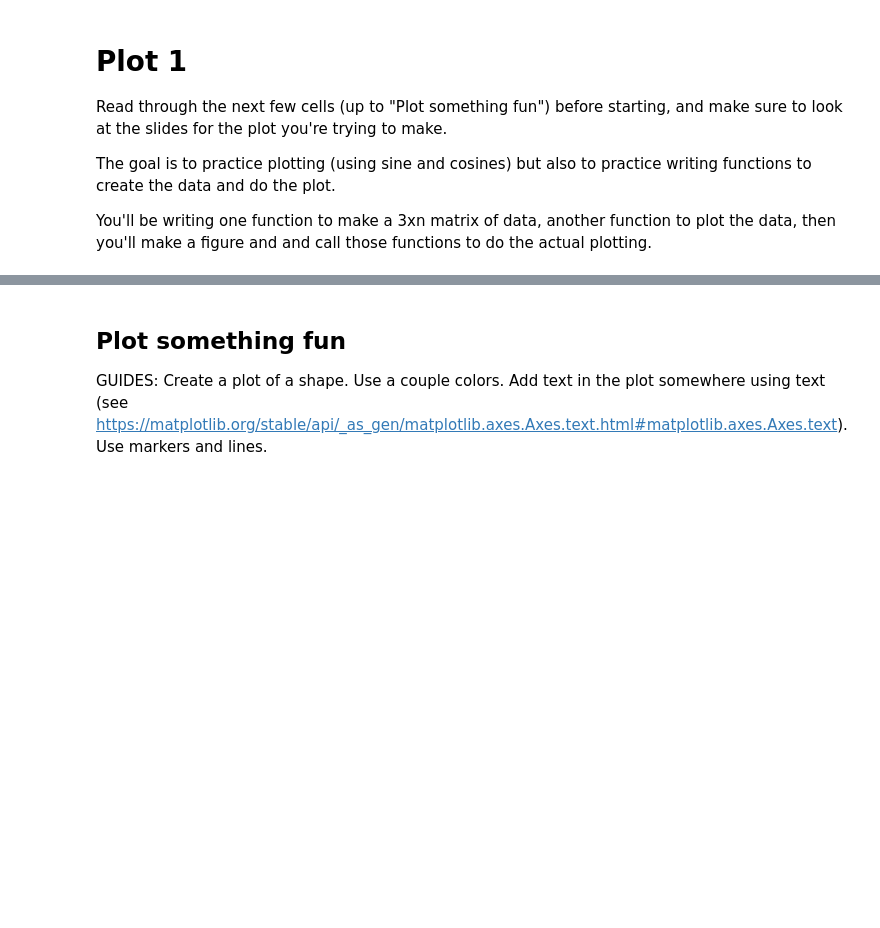
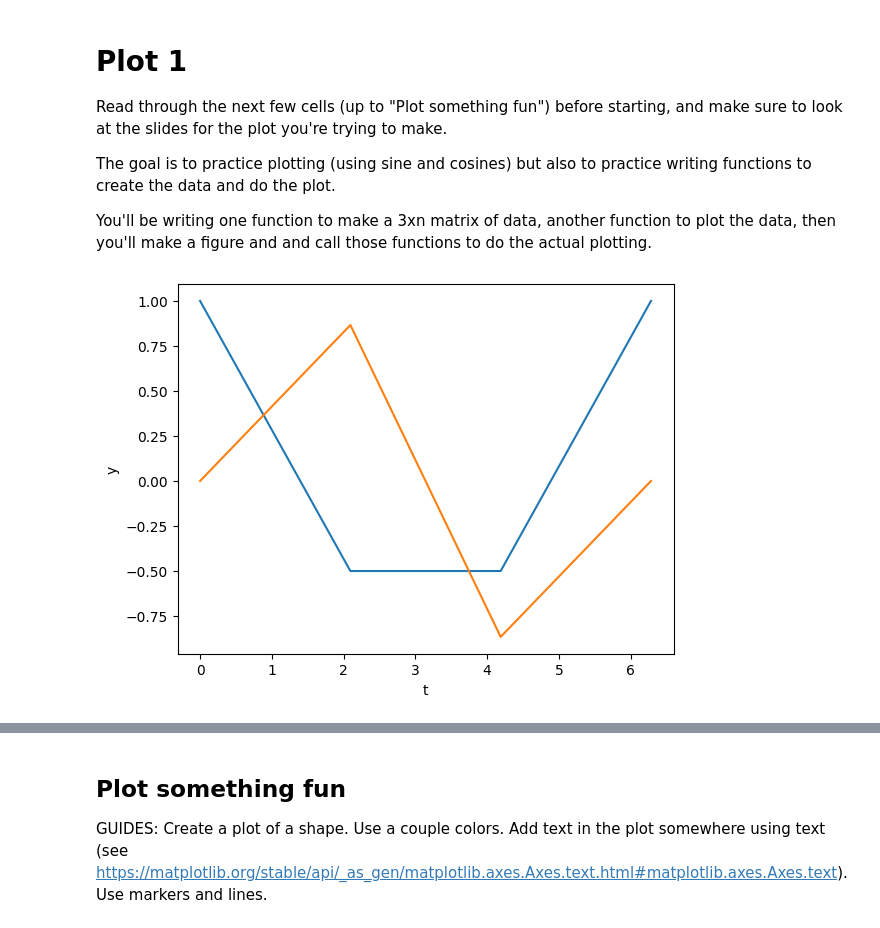
Before and after one commit to AllThePinq/IntroPythonProgramming, a Jupyter notebook: Week_3_plotting/lec_act_3_plotting.ipynb, the cells around one changed output, grey strips where cells are left out. Drawn from its saved outputs; the diff is of its cells as text; code cells hidden in the pictures; blank space fills up the shorter version.

```diff
--- a/Week_3_plotting/lec_act_3_plotting.ipynb
+++ b/Week_3_plotting/lec_act_3_plotting.ipynb
@@ -41,17 +41,33 @@ You'll be writing one function to make a 3xn matrix of data, another function to
 #   1b) Do it first NOT in a function
 #   2a) Make a 3xn_samples array using np.zeros
 #   2b) Fill in each row in turn
+def trig_stuff(n_samples):
+    t_values = np.linspace(0, 2 * np.pi, n_samples)
+    cos_values = np.cos(t_values)
+    sin_values = np.sin(t_values)
+
+    result = np.zeros((3, n_samples))
+    result[0] = t_values
+    result[1] = cos_values
+    result[2] = sin_values
+    return result
 # %%
 # GUIDES: Test your function by calling
 #  This is just a test - my_sortofa_circle_data should
 #   be a 3 x 4 matrix
 
 n_samples = 4
+plt.plot(trig_stuff(n_samples)[0], trig_stuff(n_samples)[1], label='cos(t)')
+plt.plot(trig_stuff(n_samples)[0], trig_stuff(n_samples)[2], label='sin(t)')
+plt.xlabel('t')
+plt.ylabel('y')
 
 # Make sure to use n_samples.
 # Note: Do NOT use the variable name my_sortofa_circle_data
 #   later because you'll break the autograder
-my_sortofa_circle_data = ...
+my_sortofa_circle_data = trig_stuff(n_samples)
+# %% [output]
+[figure, added]
 # %%
 # GUIDES: Write a function that one row of plots
 #    One row - Sine, cosine, circle
```
Also changed, not shown: parts of 9 cells of this notebook, 3 other files.
